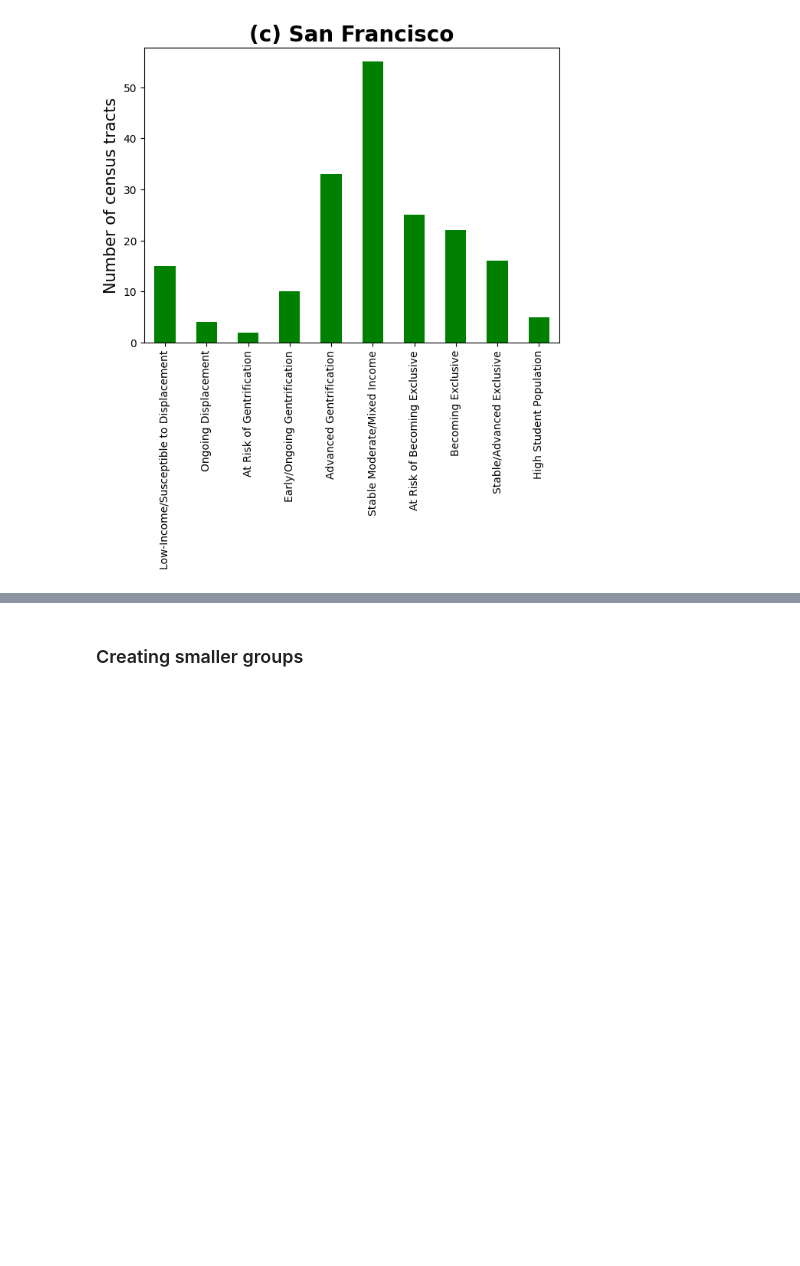
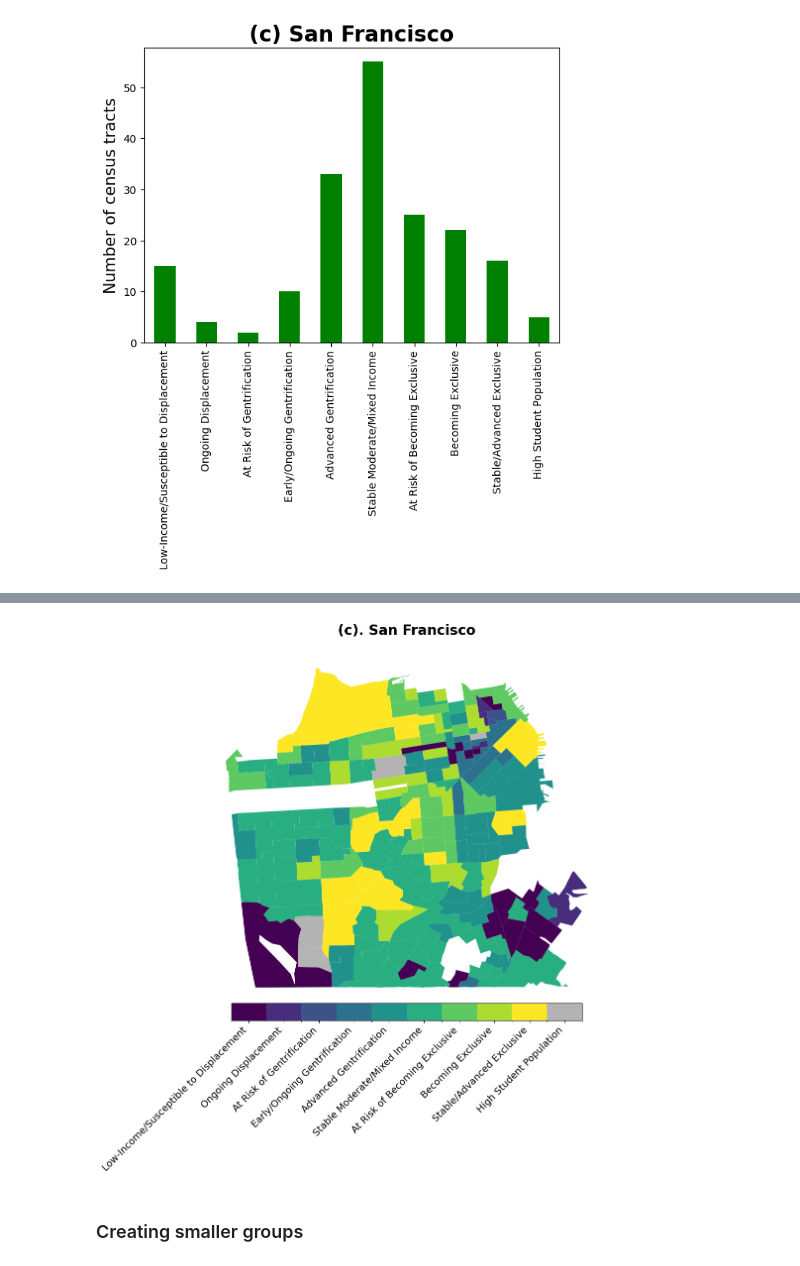
Before and after one commit to Urban-Analytics/INTEGRATE, a Jupyter notebook: llm/python/Molly/SanFrancisco/GentrificationIndex.ipynb, the cells around one changed output, grey strips where cells are left out. Cells and saved outputs as stored; diff of their text form; code cells hidden in the pictures; blank space fills up the shorter version.

```diff
--- a/llm/python/Molly/SanFrancisco/GentrificationIndex.ipynb
+++ b/llm/python/Molly/SanFrancisco/GentrificationIndex.ipynb
@@ -53,26 +133,43 @@ fig.savefig("../Figures/SanFran_Barplot_GI.png", bbox_inches='tight', pad_inches
 # %%
 viridis = plt.get_cmap('viridis', 9)
 viridis_colors = viridis(np.arange(9))
 custom_colors = np.vstack([viridis_colors, [0.7, 0.7, 0.7, 1]])  # add gray
 custom_cmap = mcolors.ListedColormap(custom_colors)
 
 # Set up a BoundaryNorm for discrete mapping (edges between each code)
 bounds = np.arange(-0.5, 10.5, 1)  # 10 bins for values 0–9
 norm = mcolors.BoundaryNorm(bounds, ncolors=custom_cmap.N)
 
 # Plot
 fig, ax = plt.subplots(figsize=(10, 10))
-p0 = gdf_bay.plot(column='Type_code',cmap=custom_cmap,norm=norm, ax=ax)
+p0 = gdf_bay.plot(column='Type_code', cmap=custom_cmap, norm=norm, ax=ax)
 
-# Add colorbar with correct ticks and labels
+# Add horizontal colorbar below the plot
 sm = plt.cm.ScalarMappable(cmap=custom_cmap, norm=norm)
-sm._A = []  # required for matplotlib < 3.1
-cb0 = fig.colorbar(sm, ax=ax, ticks=np.arange(10), fraction=0.04, pad=0.01)
-# cb0.set_label("Type_code")
-cb0.ax.set_yticklabels(list(mapping.keys()))  # Optional: use labels instead of numbers
+sm._A = []  # required for older Matplotlib versions
+
+cb0 = fig.colorbar(
+    sm,
+    ax=ax,
+    ticks=np.arange(10),
+    fraction=0.046,
+    pad=0.04,
+    orientation='horizontal'
+)
+
+cb0.ax.set_xticklabels(list(mapping.keys()), rotation=45, ha='right')
+cb0.ax.tick_params(labelsize=14)
+
+xmin, ymin, xmax, ymax = gdf_bay.total_bounds
+ax.set_xlim(xmin, xmax)
+ax.set_ylim(ymin, 37.82)
 
 ax.axis('off')
+ax.set_title("(c). San Francisco", fontsize=20, fontweight = 'bold')
 plt.show()
+fig.savefig("../Figures/SanFran_GI.png", bbox_inches='tight', pad_inches=0.2)
+# %% [output]
+[figure, added]
 # %% [markdown]
 ### Creating smaller groups
 # %%
```
Also changed, not shown: parts of 5 cells of this notebook, 4 other files.
